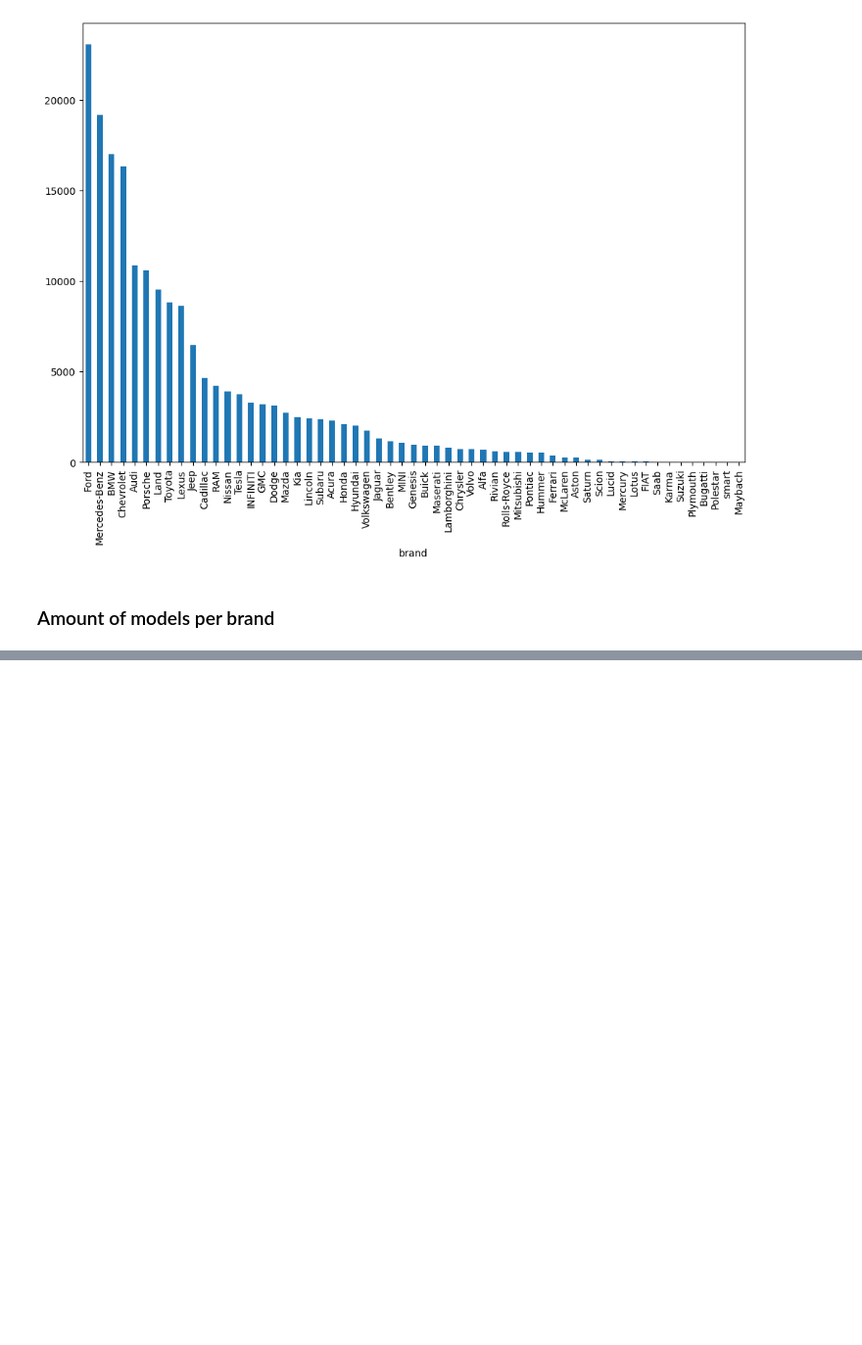
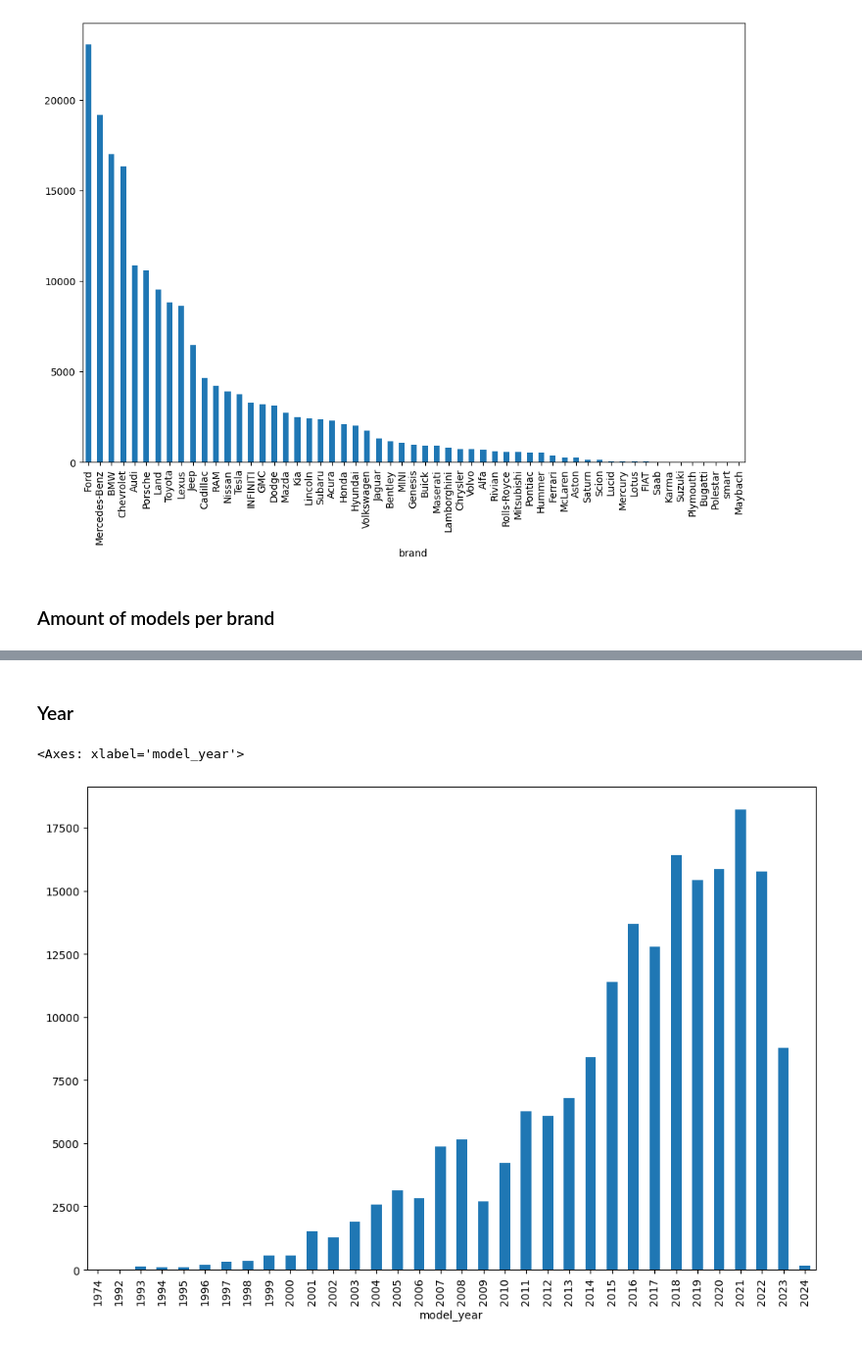
Before and after one commit to muhammadsantosa/regression_of_used_car_prices, a Jupyter notebook: regression_used_cars_prices.ipynb, the cells around one changed output, grey strips where cells are left out. Shown: that part at 98% size. Drawn from its saved outputs; the diff is of its cells as text; code cells hidden in the pictures; blank space fills up the shorter version.

```diff
--- a/regression_used_cars_prices.ipynb
+++ b/regression_used_cars_prices.ipynb
@@ -103,0 +83,7 @@ models["unique models"].sort_values(ascending=False).plot(kind="bar")
+# %% [markdown]
+### Year
+# %%
+cars_copy["model_year"].value_counts().sort_index().plot(kind="bar")
+# %% [output]
+<Axes: xlabel='model_year'>
+[figure, added]
```
Also changed, not shown: parts of 17 cells of this notebook.
